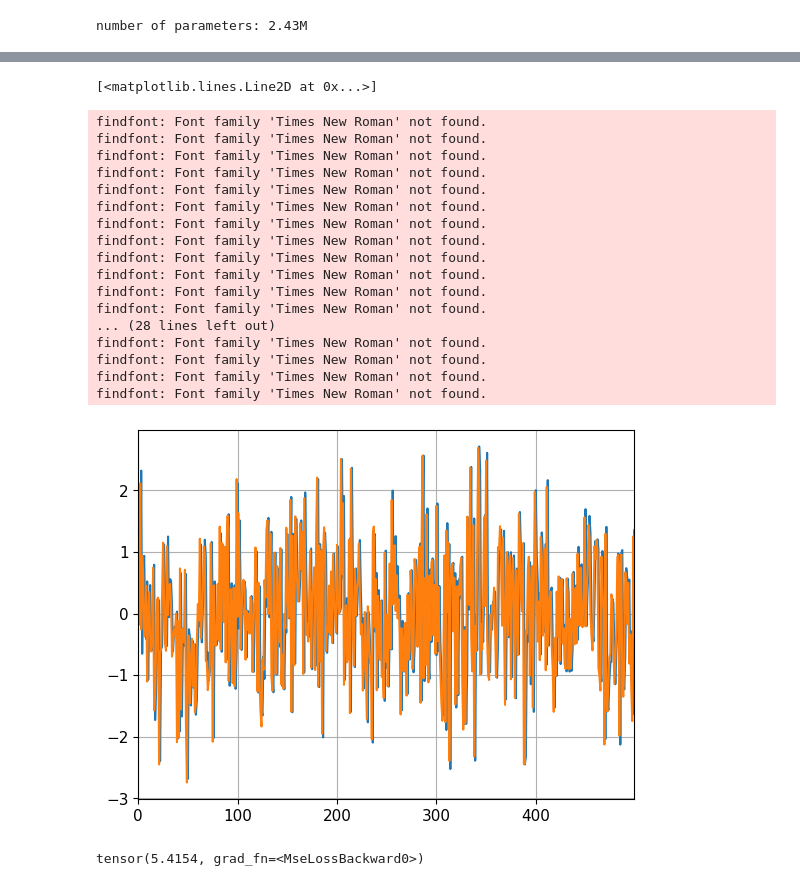
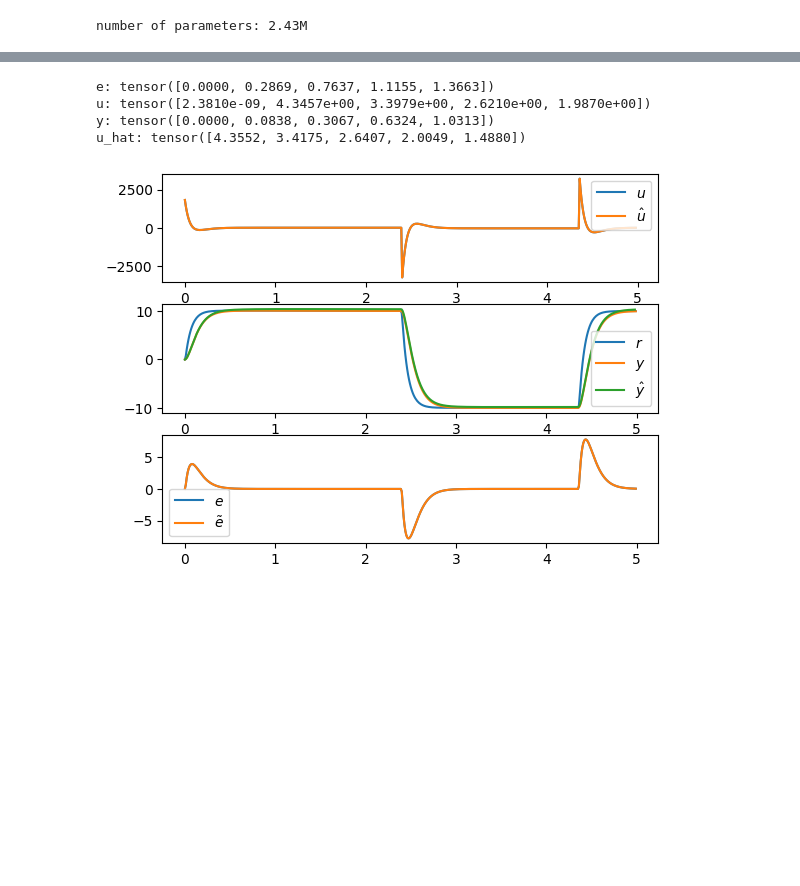
Before and after one commit to buswayne/sysid-transformers-control, a Jupyter notebook: control/test_OL_meta_controller_simple_example_1.ipynb, the cells around one changed output, grey strips where cells are left out. Cells and saved outputs as stored; diff of their text form; code cells hidden in the pictures; blank space fills up the shorter version.

Commit message:
Added some tests

```diff
--- a/control/test_OL_meta_controller_simple_example_1.ipynb
+++ b/control/test_OL_meta_controller_simple_example_1.ipynb
@@ -88,11 +88,11 @@ model.load_state_dict(state_dict);
 # %% [output]
 number of parameters: 2.43M
 # %%
-test_ds = SimpleExample1Dataset(seq_len=seq_len, normalize=True)
+test_ds = SimpleExample1Dataset(seq_len=seq_len, normalize=True, return_y=True)
 test_dl = DataLoader(test_ds, batch_size=batch_size)
 # %%
 # Prediction
-batch_u, batch_e = next(iter(test_dl))
+batch_u, batch_e, batch_y, batch_r = next(iter(test_dl))
 with torch.no_grad():
     batch_u_pred, loss = model(batch_e, batch_u)
 # %%
@@ -134,23 +118,50 @@ findfont: Font family 'Times New Roman' not found.
+# %%
+print("e:", batch_e[0, :5, 0])
+print("u:", batch_u[0, :5, 0])
+print("y:", batch_y[0, :5, 0])
+print("u_hat:", batch_u_pred[0, :5, 0])
+# %% [output]
+e: tensor([0.0000, 0.2869, 0.7637, 1.1155, 1.3663])
+u: tensor([2.3810e-09, 4.3457e+00, 3.3979e+00, 2.6210e+00, 1.9870e+00])
+y: tensor([0.0000, 0.0838, 0.3067, 0.6324, 1.0313])
+u_hat: tensor([4.3552, 3.4175, 2.6407, 2.0049, 1.4880])
+# %%
+from control.matlab import *
+
+data = dict()
+
+data['num_1'] = np.float32(1)
+data['den_1'] = np.float32(1)
+data['den_2'] = np.float32(3)
+data['den_3'] = np.float32(2)
+
+
+num = [data['num_1']]
+den = [data['den_1'], data['den_2'], data['den_3']]
+
+s = tf('s')
+G = tf(num, den)
+y_hat, _, _ = lsim(G, batch_u_pred.detach().numpy()[0, :-1, 0] * 420, t[:-1])
 # %%
-plt.plot(batch_u[1, :, 0])
-plt.plot(batch_u_pred.detach().numpy()[1, :, 0])
+plt.subplot(311)
+plt.plot(t[:-1], batch_u[0, 1:, 0] * 420, label='$u$')
+plt.plot(t[:-1], batch_u_pred.detach().numpy()[0, :-1, 0] * 420, label='$\hat{u}$')
+# plt.xlim([0, 0.43])
+# plt.ylim([-500, 2000])
+plt.legend()
+plt.subplot(312)
+plt.plot(t, batch_r[0,:,0], label='$r$')
+plt.plot(t, batch_y[0,:,0], label='$y$')
+plt.plot(t[:-1], y_hat, label='$\hat{y}$')
+# plt.xlim([0, 0.43])
+# plt.ylim([0, 10])
+plt.legend()
+plt.subplot(313)
+plt.plot(t, (batch_r[0,:,0] - batch_y[0,:,0]), label='$e$')
+plt.plot(t, batch_e[0,:,0] * 2.3, label=r'$\tilde{e}$')
+# plt.xlim([0, 0.43])
+# plt.ylim([0, 4])
+plt.legend()
+plt.show()
 # %% [output]
-[<matplotlib.lines.Line2D at 0x...>]
-findfont: Font family 'Times New Roman' not found.
-findfont: Font family 'Times New Roman' not found.
-findfont: Font family 'Times New Roman' not found.
-findfont: Font family 'Times New Roman' not found.
-findfont: Font family 'Times New Roman' not found.
-findfont: Font family 'Times New Roman' not found.
-findfont: Font family 'Times New Roman' not found.
-findfont: Font family 'Times New Roman' not found.
-findfont: Font family 'Times New Roman' not found.
-findfont: Font family 'Times New Roman' not found.
-findfont: Font family 'Times New Roman' not found.
-findfont: Font family 'Times New Roman' not found.
-... (28 lines left out)
-findfont: Font family 'Times New Roman' not found.
-findfont: Font family 'Times New Roman' not found.
-findfont: Font family 'Times New Roman' not found.
-findfont: Font family 'Times New Roman' not found.
-[figure, old version]
+[figure, new version]
@@ -159,4 +167,0 @@ findfont: Font family 'Times New Roman' not found.
-# %%
-loss
-# %% [output]
-tensor(5.4154, grad_fn=<MseLossBackward0>)
```
Also changed, not shown: parts of 3 cells of this notebook, 7 other files.
